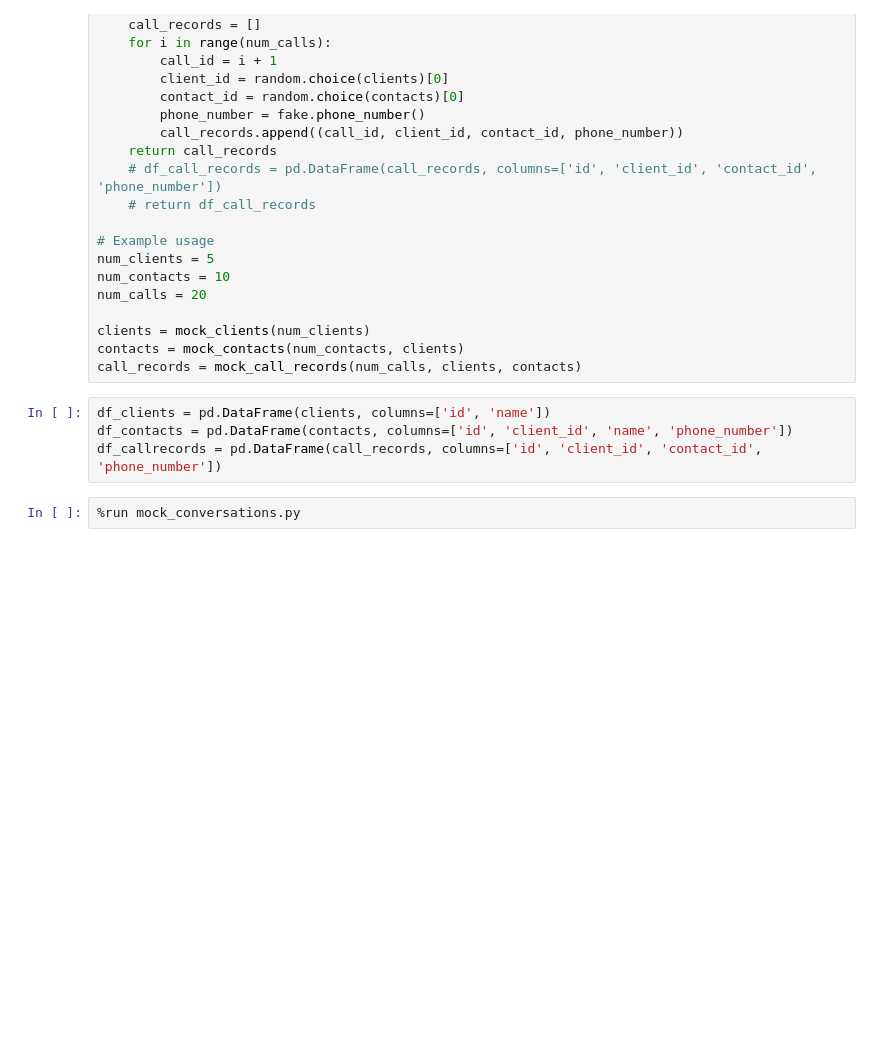
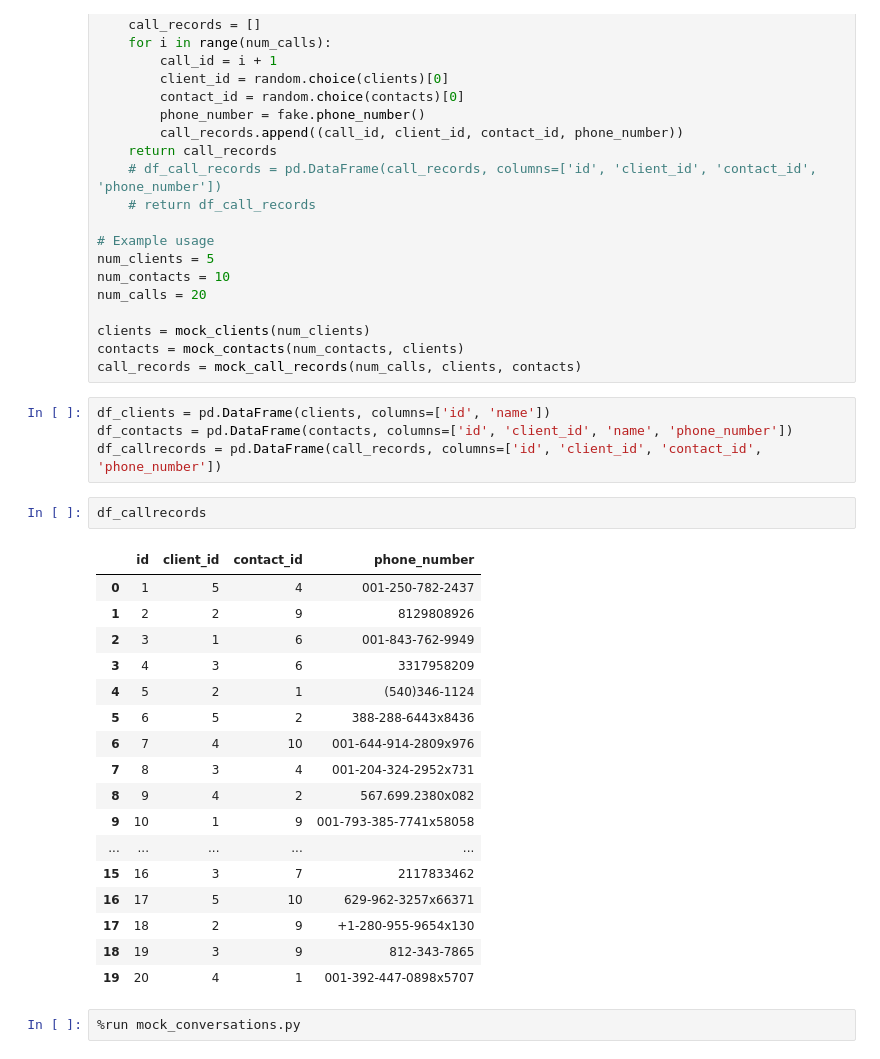
Before and after one commit to dayn-1/crm-analysis, a Jupyter notebook: analysis.ipynb, the cells around one changed output. Drawn from its saved outputs; the diff is of its cells as text; blank space fills up the shorter version.

```diff
--- a/analysis.ipynb
+++ b/analysis.ipynb
@@ -202,6 +202,26 @@ call_records = mock_call_records(num_calls, clients, contacts)
 df_clients = pd.DataFrame(clients, columns=['id', 'name'])
 df_contacts = pd.DataFrame(contacts, columns=['id', 'client_id', 'name', 'phone_number'])
 df_callrecords = pd.DataFrame(call_records, columns=['id', 'client_id', 'contact_id', 'phone_number'])
+# %%
+df_callrecords
+# %% [output]
+|  | id | client_id | contact_id | phone_number |
+| 0 | 1 | 5 | 4 | 001-250-782-2437 |
+| 1 | 2 | 2 | 9 | 8129808926 |
+| 2 | 3 | 1 | 6 | 001-843-762-9949 |
+| 3 | 4 | 3 | 6 | 3317958209 |
+| 4 | 5 | 2 | 1 | (540)346-1124 |
+| 5 | 6 | 5 | 2 | 388-288-6443x8436 |
+| 6 | 7 | 4 | 10 | 001-644-914-2809x976 |
+| 7 | 8 | 3 | 4 | 001-204-324-2952x731 |
+| 8 | 9 | 4 | 2 | 567.699.2380x082 |
+| 9 | 10 | 1 | 9 | 001-793-385-7741x58058 |
+| ... | ... | ... | ... | ... |
+| 15 | 16 | 3 | 7 | 2117833462 |
+| 16 | 17 | 5 | 10 | 629-962-3257x66371 |
+| 17 | 18 | 2 | 9 | +1-280-955-9654x130 |
+| 18 | 19 | 3 | 9 | 812-343-7865 |
+| 19 | 20 | 4 | 1 | 001-392-447-0898x5707 |
 # %%
 %run mock_conversations.py
 # %%
```
Also changed, not shown: parts of 5 cells of this notebook.
